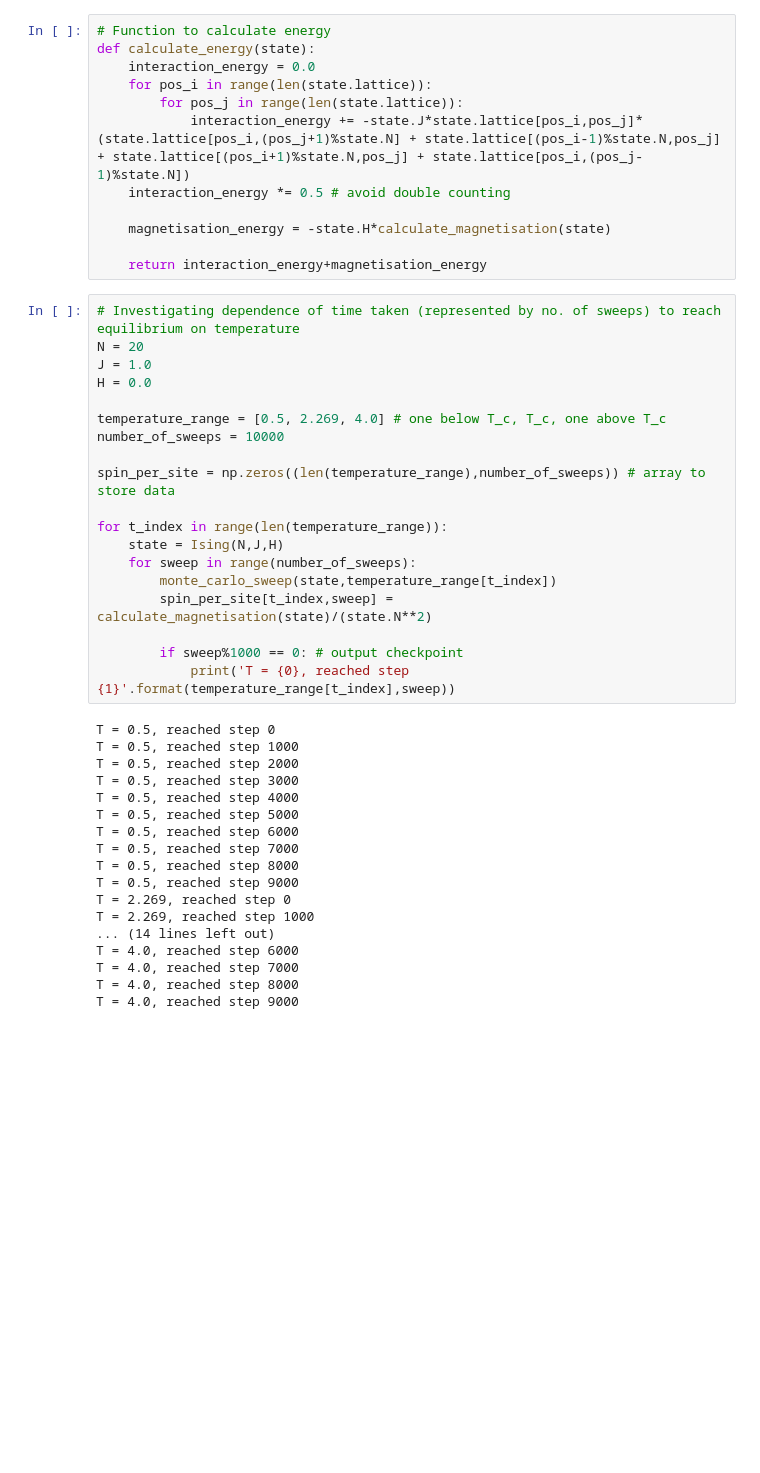
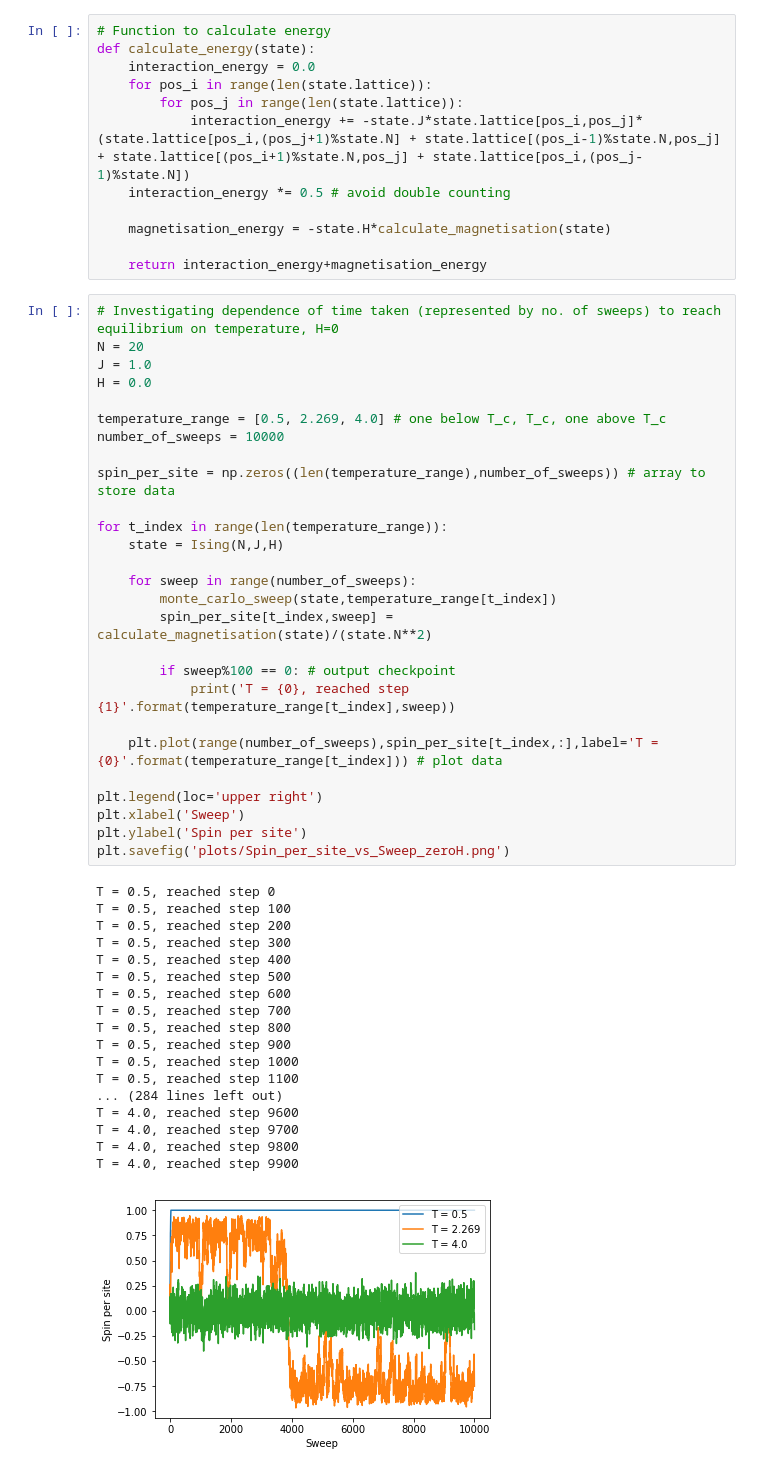
Before and after one commit to dovinhanhnguyen/Part_II_Computational_Exercises, a Jupyter notebook: project/project-dvan2.ipynb, the cells around one changed output. Drawn from its saved outputs; the diff is of its cells as text; blank space fills up the shorter version.

```diff
--- a/project/project-dvan2.ipynb
+++ b/project/project-dvan2.ipynb
@@ -43,39 +43,48 @@ def calculate_energy(state):
 
     return interaction_energy+magnetisation_energy
 # %%
-# Investigating dependence of time taken (represented by no. of sweeps) to reach equilibrium on temperature
+# Investigating dependence of time taken (represented by no. of sweeps) to reach equilibrium on temperature, H=0
 N = 20
 J = 1.0
 H = 0.0
 
 temperature_range = [0.5, 2.269, 4.0] # one below T_c, T_c, one above T_c
 number_of_sweeps = 10000
 
 spin_per_site = np.zeros((len(temperature_range),number_of_sweeps)) # array to store data
 
 for t_index in range(len(temperature_range)):
     state = Ising(N,J,H)
+
     for sweep in range(number_of_sweeps):
         monte_carlo_sweep(state,temperature_range[t_index])
         spin_per_site[t_index,sweep] = calculate_magnetisation(state)/(state.N**2)
 
-        if sweep%1000 == 0: # output checkpoint
+        if sweep%100 == 0: # output checkpoint
             print('T = {0}, reached step {1}'.format(temperature_range[t_index],sweep))
+
+    plt.plot(range(number_of_sweeps),spin_per_site[t_index,:],label='T = {0}'.format(temperature_range[t_index])) # plot data
+
+plt.legend(loc='upper right')
+plt.xlabel('Sweep')
+plt.ylabel('Spin per site')
+plt.savefig('plots/Spin_per_site_vs_Sweep_zeroH.png')
 # %% [output]
 T = 0.5, reached step 0
+T = 0.5, reached step 100
+T = 0.5, reached step 200
+T = 0.5, reached step 300
+T = 0.5, reached step 400
+T = 0.5, reached step 500
+T = 0.5, reached step 600
+T = 0.5, reached step 700
+T = 0.5, reached step 800
+T = 0.5, reached step 900
 T = 0.5, reached step 1000
-T = 0.5, reached step 2000
-T = 0.5, reached step 3000
-T = 0.5, reached step 4000
-T = 0.5, reached step 5000
-T = 0.5, reached step 6000
-T = 0.5, reached step 7000
-T = 0.5, reached step 8000
-T = 0.5, reached step 9000
-T = 2.269, reached step 0
-T = 2.269, reached step 1000
-... (14 lines left out)
-T = 4.0, reached step 6000
-T = 4.0, reached step 7000
-T = 4.0, reached step 8000
-T = 4.0, reached step 9000
+T = 0.5, reached step 1100
+... (284 lines left out)
+T = 4.0, reached step 9600
+T = 4.0, reached step 9700
+T = 4.0, reached step 9800
+T = 4.0, reached step 9900
+[figure, added]
```
Also changed, not shown: parts of 4 cells of this notebook, 8 other files.
